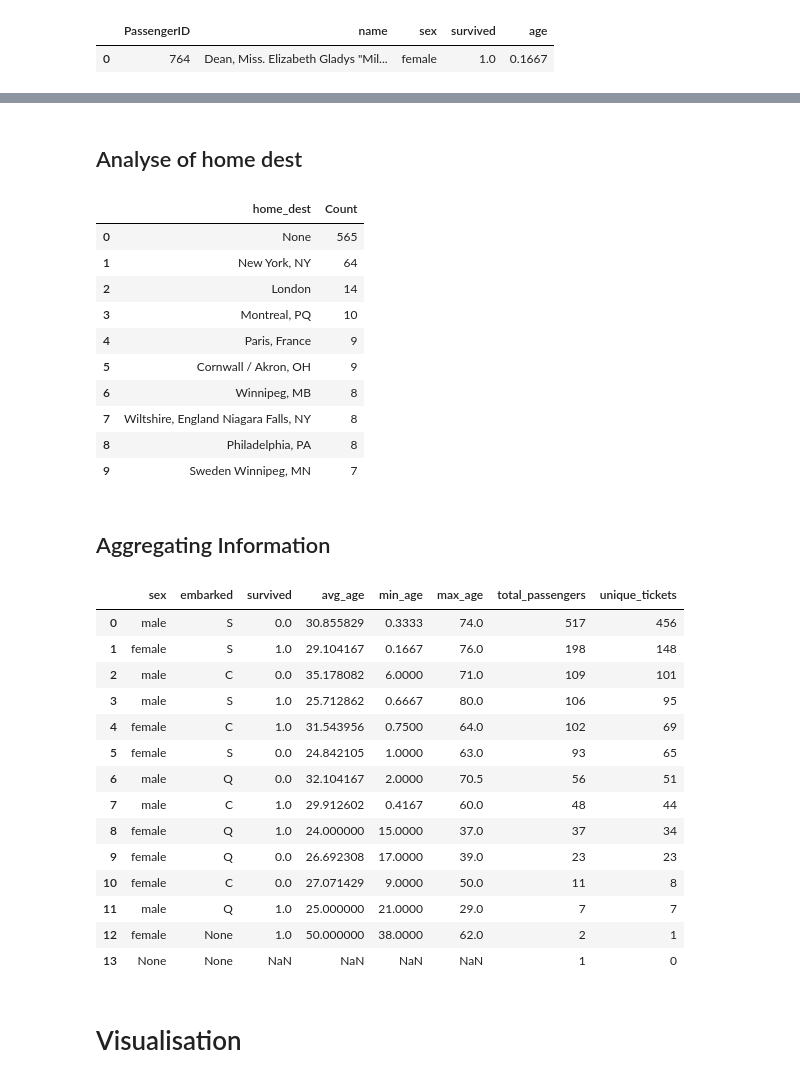
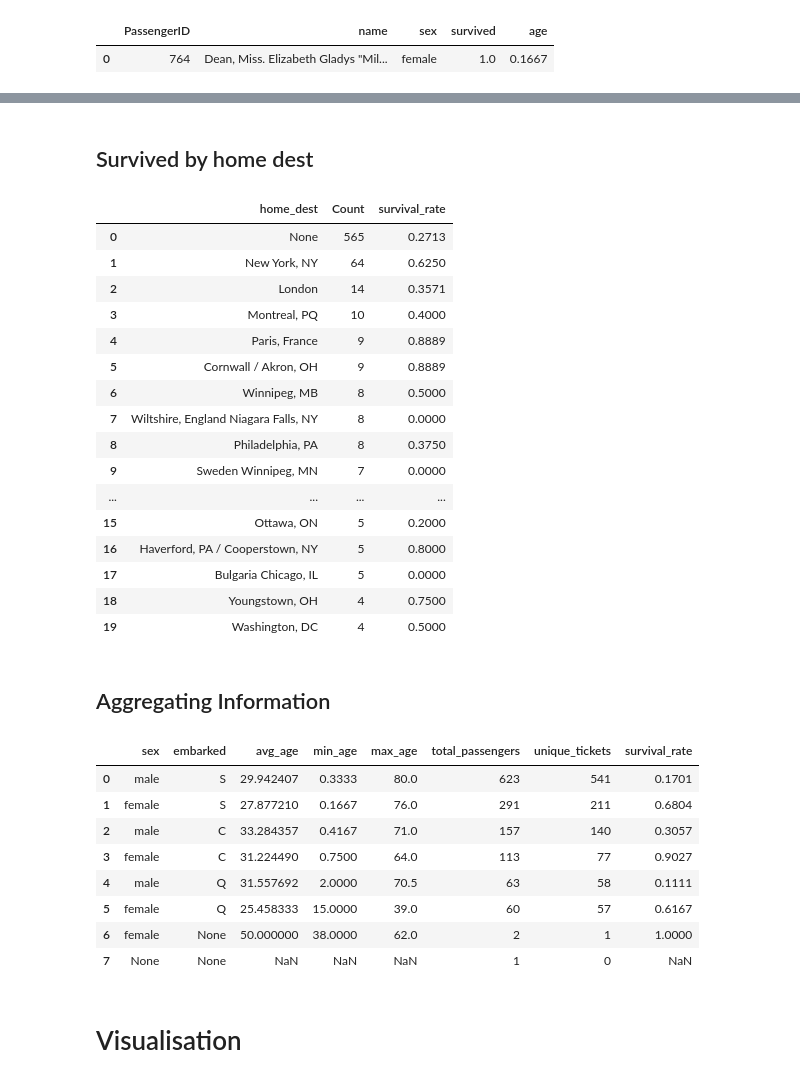
Before and after one commit to Mohamed-derbeli/SQL-for-Data-Science, a Jupyter notebook: Project_Analysis_of_Titanic_Data/Analysis_of_Titanic_Data_Using_SQL.ipynb, the cells around one changed output, grey strips where cells are left out. Saved outputs shown, nothing was run; the diff lists cells and outputs as text; code cells hidden in the pictures.

```diff
--- a/Project_Analysis_of_Titanic_Data/Analysis_of_Titanic_Data_Using_SQL.ipynb
+++ b/Project_Analysis_of_Titanic_Data/Analysis_of_Titanic_Data_Using_SQL.ipynb
@@ -32,0 +33,6 @@ ps.sqldf("""SELECT COUNT(*)
+# %%
+titanic=ps.sqldf("""SELECT *,
+                    SUBSTR(name, INSTR(name, ',')+2, INSTR(name, '.')-INSTR(name, ',')-2) AS title
+                    FROM titanic  """)
+# SUBSTR: Extract a substring from the text in a column (text, start position, extract n characters)
+# INSTR: returns the position of the second string in the first string.
@@ -32,0 +65,8 @@ ps.sqldf("""SELECT COUNT(*)
+# %%
+titanic=ps.sqldf("""SELECT *,
+                    CASE when title in ('Dr','Rev','Col','Major','Jonkheer','Sir','Don','Capt') and sex = 'male' then 'Mr'
+                         when title in ('Dr','Ms','the Countess','Mme','Lady','Dona') and sex = 'female' then 'Mrs'
+                         when title in ('Mlle') then 'Miss'
+                         else title
+                    END title_grouping
+                    FROM titanic """)
@@ -148,54 +186,54 @@ ps.sqldf(""" SELECT  boat, COUNT(*) AS Count
 # %% [markdown]
-## Analyse of home dest
+## Survived by home dest
 # %%
-ps.sqldf("""SELECT home_dest, COUNT(*) as Count
+ps.sqldf("""SELECT home_dest, COUNT(*) as Count, round(avg(survived),4) as survival_rate
             FROM titanic
             GROUP BY home_dest
             ORDER BY Count DESC
-            LIMIT 10""")
+            LIMIT 20""")
 # %% [output]
-|  | home_dest | Count |
-| 0 | None | 565 |
-| 1 | New York, NY | 64 |
-| 2 | London | 14 |
-| 3 | Montreal, PQ | 10 |
-| 4 | Paris, France | 9 |
-| 5 | Cornwall / Akron, OH | 9 |
-| 6 | Winnipeg, MB | 8 |
-| 7 | Wiltshire, England Niagara Falls, NY | 8 |
-| 8 | Philadelphia, PA | 8 |
-| 9 | Sweden Winnipeg, MN | 7 |
+|  | home_dest | Count | survival_rate |
+| 0 | None | 565 | 0.2713 |
+| 1 | New York, NY | 64 | 0.6250 |
+| 2 | London | 14 | 0.3571 |
+| 3 | Montreal, PQ | 10 | 0.4000 |
+| 4 | Paris, France | 9 | 0.8889 |
+| 5 | Cornwall / Akron, OH | 9 | 0.8889 |
+| 6 | Winnipeg, MB | 8 | 0.5000 |
+| 7 | Wiltshire, England Niagara Falls, NY | 8 | 0.0000 |
+| 8 | Philadelphia, PA | 8 | 0.3750 |
+| 9 | Sweden Winnipeg, MN | 7 | 0.0000 |
+| ... | ... | ... | ... |
+| 15 | Ottawa, ON | 5 | 0.2000 |
+| 16 | Haverford, PA / Cooperstown, NY | 5 | 0.8000 |
+| 17 | Bulgaria Chicago, IL | 5 | 0.0000 |
+| 18 | Youngstown, OH | 4 | 0.7500 |
+| 19 | Washington, DC | 4 | 0.5000 |
 # %% [markdown]
 ## Aggregating Information
 # %%
 ps.sqldf(""" SELECT  sex,
                      embarked,
-                     survived,
                      AVG(age) AS avg_age,
                      MIN(age) AS min_age,
                      MAX(age) AS max_age,
                      COUNT(PassengerID) AS total_passengers,
-                     COUNT(DISTINCT ticket) as unique_tickets
+                     COUNT(DISTINCT ticket) as unique_tickets,
+                     ROUND(AVG(survived),4) as survival_rate
              FROM titanic
-             GROUP BY embarked,sex,survived
+             GROUP BY embarked,sex
              ORDER BY total_passengers DESC
 """)
 # %% [output]
-|  | sex | embarked | survived | avg_age | min_age | max_age | total_passengers | unique_tickets |
-| 0 | male | S | 0.0 | 30.855829 | 0.3333 | 74.0 | 517 | 456 |
-| 1 | female | S | 1.0 | 29.104167 | 0.1667 | 76.0 | 198 | 148 |
-| 2 | male | C | 0.0 | 35.178082 | 6.0000 | 71.0 | 109 | 101 |
-| 3 | male | S | 1.0 | 25.712862 | 0.6667 | 80.0 | 106 | 95 |
-| 4 | female | C | 1.0 | 31.543956 | 0.7500 | 64.0 | 102 | 69 |
-| 5 | female | S | 0.0 | 24.842105 | 1.0000 | 63.0 | 93 | 65 |
-| 6 | male | Q | 0.0 | 32.104167 | 2.0000 | 70.5 | 56 | 51 |
-| 7 | male | C | 1.0 | 29.912602 | 0.4167 | 60.0 | 48 | 44 |
-| 8 | female | Q | 1.0 | 24.000000 | 15.0000 | 37.0 | 37 | 34 |
-| 9 | female | Q | 0.0 | 26.692308 | 17.0000 | 39.0 | 23 | 23 |
-| 10 | female | C | 0.0 | 27.071429 | 9.0000 | 50.0 | 11 | 8 |
-| 11 | male | Q | 1.0 | 25.000000 | 21.0000 | 29.0 | 7 | 7 |
-| 12 | female | None | 1.0 | 50.000000 | 38.0000 | 62.0 | 2 | 1 |
-| 13 | None | None | NaN | NaN | NaN | NaN | 1 | 0 |
+|  | sex | embarked | avg_age | min_age | max_age | total_passengers | unique_tickets | survival_rate |
+| 0 | male | S | 29.942407 | 0.3333 | 80.0 | 623 | 541 | 0.1701 |
+| 1 | female | S | 27.877210 | 0.1667 | 76.0 | 291 | 211 | 0.6804 |
+| 2 | male | C | 33.284357 | 0.4167 | 71.0 | 157 | 140 | 0.3057 |
+| 3 | female | C | 31.224490 | 0.7500 | 64.0 | 113 | 77 | 0.9027 |
+| 4 | male | Q | 31.557692 | 2.0000 | 70.5 | 63 | 58 | 0.1111 |
+| 5 | female | Q | 25.458333 | 15.0000 | 39.0 | 60 | 57 | 0.6167 |
+| 6 | female | None | 50.000000 | 38.0000 | 62.0 | 2 | 1 | 1.0000 |
+| 7 | None | None | NaN | NaN | NaN | 1 | 0 | NaN |
 # %% [markdown]
 # Visualisation
 # %%
```
Also changed, not shown: parts of 18 cells of this notebook.
